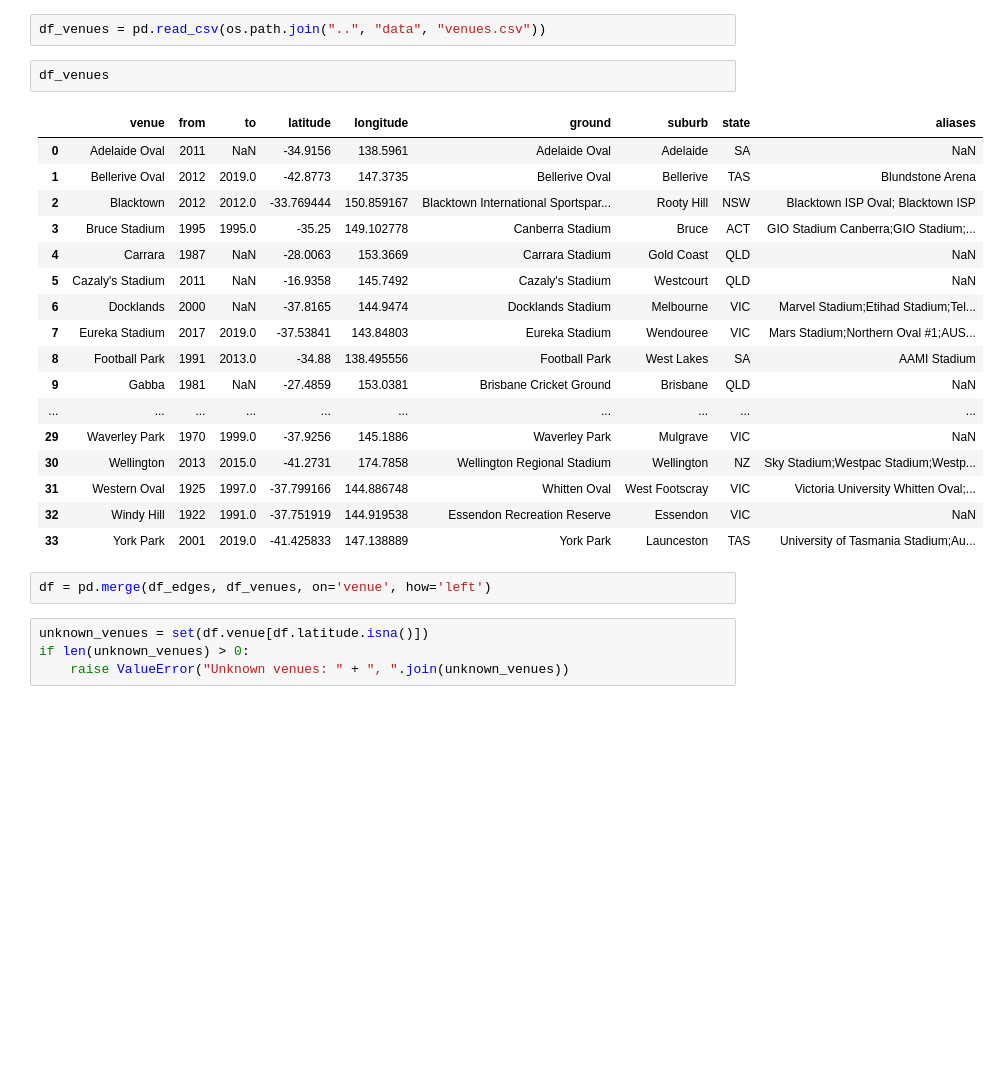
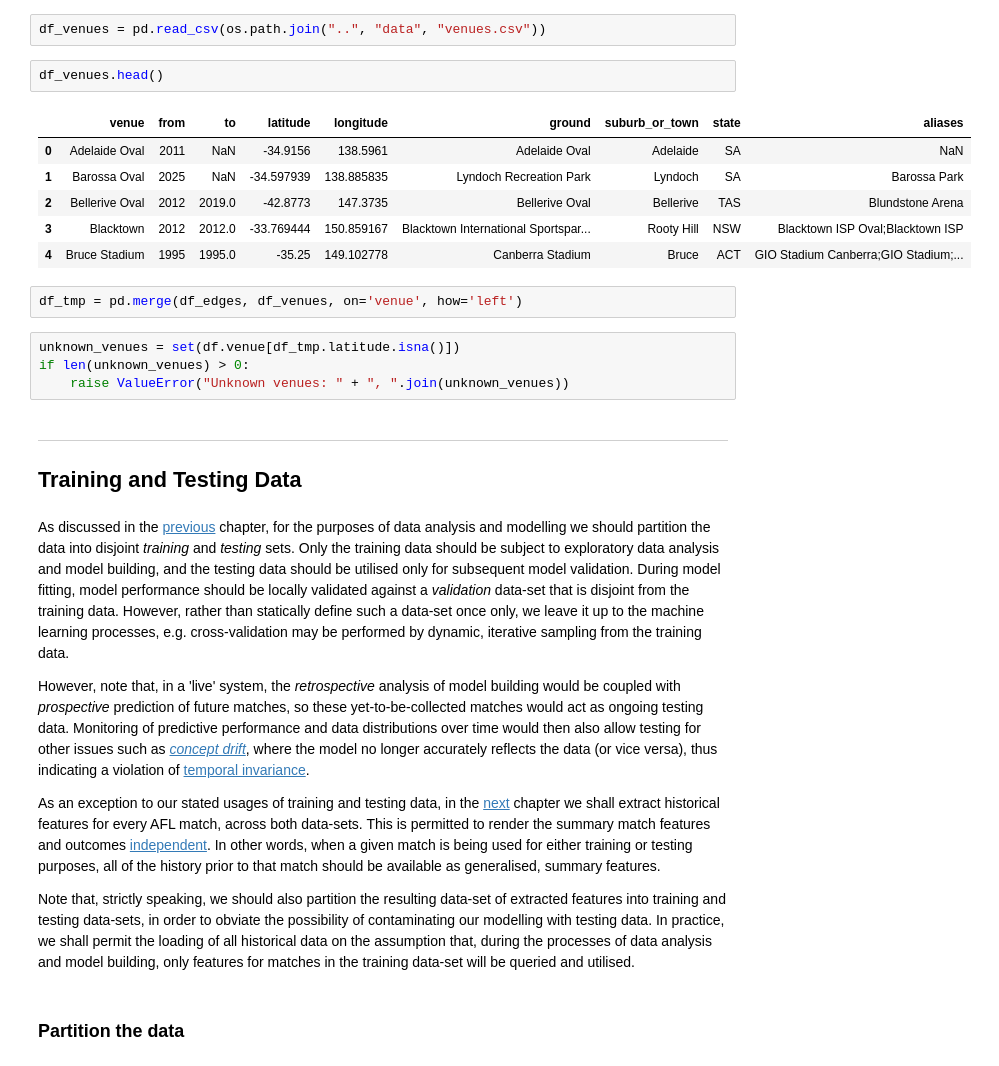
Before and after one commit to gaj67/gaj-data-science, a Jupyter notebook: AFL/notebooks/2_data_extraction.ipynb, the cells around one changed output. Saved outputs shown, nothing was run; the diff lists cells and outputs as text; blank space fills up the shorter version.

Commit message:
Updated the feature extraction.

```diff
--- a/AFL/notebooks/2_data_extraction.ipynb
+++ b/AFL/notebooks/2_data_extraction.ipynb
@@ -254,28 +277,50 @@ match ground, we require a geographical understanding of the names and locations
 # %%
 df_venues = pd.read_csv(os.path.join("..", "data", "venues.csv"))
 # %%
-df_venues
+df_venues.head()
 # %% [output]
-|  | venue | from | to | latitude | longitude | ground | suburb | state | aliases |
+|  | venue | from | to | latitude | longitude | ground | suburb_or_town | state | aliases |
 | 0 | Adelaide Oval | 2011 | NaN | -34.9156 | 138.5961 | Adelaide Oval | Adelaide | SA | NaN |
-| 1 | Bellerive Oval | 2012 | 2019.0 | -42.8773 | 147.3735 | Bellerive Oval | Bellerive | TAS | Blundstone Arena |
-| 2 | Blacktown | 2012 | 2012.0 | -33.769444 | 150.859167 | Blacktown International Sportspar... | Rooty Hill | NSW | Blacktown ISP Oval; Blacktown ISP |
-| 3 | Bruce Stadium | 1995 | 1995.0 | -35.25 | 149.102778 | Canberra Stadium | Bruce | ACT | GIO Stadium Canberra;GIO Stadium;... |
-| 4 | Carrara | 1987 | NaN | -28.0063 | 153.3669 | Carrara Stadium | Gold Coast | QLD | NaN |
-| 5 | Cazaly's Stadium | 2011 | NaN | -16.9358 | 145.7492 | Cazaly's Stadium | Westcourt | QLD | NaN |
-| 6 | Docklands | 2000 | NaN | -37.8165 | 144.9474 | Docklands Stadium | Melbourne | VIC | Marvel Stadium;Etihad Stadium;Tel... |
-| 7 | Eureka Stadium | 2017 | 2019.0 | -37.53841 | 143.84803 | Eureka Stadium | Wendouree | VIC | Mars Stadium;Northern Oval #1;AUS... |
-| 8 | Football Park | 1991 | 2013.0 | -34.88 | 138.495556 | Football Park | West Lakes | SA | AAMI Stadium |
-| 9 | Gabba | 1981 | NaN | -27.4859 | 153.0381 | Brisbane Cricket Ground | Brisbane | QLD | NaN |
-| ... | ... | ... | ... | ... | ... | ... | ... | ... | ... |
-| 29 | Waverley Park | 1970 | 1999.0 | -37.9256 | 145.1886 | Waverley Park | Mulgrave | VIC | NaN |
-| 30 | Wellington | 2013 | 2015.0 | -41.2731 | 174.7858 | Wellington Regional Stadium | Wellington | NZ | Sky Stadium;Westpac Stadium;Westp... |
-| 31 | Western Oval | 1925 | 1997.0 | -37.799166 | 144.886748 | Whitten Oval | West Footscray | VIC | Victoria University Whitten Oval;... |
-| 32 | Windy Hill | 1922 | 1991.0 | -37.751919 | 144.919538 | Essendon Recreation Reserve | Essendon | VIC | NaN |
-| 33 | York Park | 2001 | 2019.0 | -41.425833 | 147.138889 | York Park | Launceston | TAS | University of Tasmania Stadium;Au... |
+| 1 | Barossa Oval | 2025 | NaN | -34.597939 | 138.885835 | Lyndoch Recreation Park | Lyndoch | SA | Barossa Park |
+| 2 | Bellerive Oval | 2012 | 2019.0 | -42.8773 | 147.3735 | Bellerive Oval | Bellerive | TAS | Blundstone Arena |
+| 3 | Blacktown | 2012 | 2012.0 | -33.769444 | 150.859167 | Blacktown International Sportspar... | Rooty Hill | NSW | Blacktown ISP Oval;Blacktown ISP |
+| 4 | Bruce Stadium | 1995 | 1995.0 | -35.25 | 149.102778 | Canberra Stadium | Bruce | ACT | GIO Stadium Canberra;GIO Stadium;... |
 # %%
-df = pd.merge(df_edges, df_venues, on='venue', how='left')
+df_tmp = pd.merge(df_edges, df_venues, on='venue', how='left')
 # %%
-unknown_venues = set(df.venue[df.latitude.isna()])
+unknown_venues = set(df.venue[df_tmp.latitude.isna()])
 if len(unknown_venues) > 0:
     raise ValueError("Unknown venues: " + ", ".join(unknown_venues))
+# %% [markdown]
+---
+
+## Training and Testing Data
+# %% [markdown]
+As discussed in the
+[previous](1_introduction.ipynb#Model-validation "Chapter 1: Model validation") chapter,
+for the purposes of data analysis and modelling we should partition the data into disjoint *training* and
+*testing* sets. Only the training data should be subject to exploratory data analysis and model building, and the testing data should be utilised only for subsequent model validation.
+During model fitting, model performance should be locally validated against
+a *validation* data-set that is disjoint from the training data.
+However, rather than statically define such a data-set once only, we leave it up to the machine learning processes, e.g. cross-validation may be performed by dynamic, iterative sampling from the training data.
+
+However, note that, in a 'live' system, the *retrospective* analysis of model building would be coupled with *prospective* prediction of future matches, so these yet-to-be-collected matches would act as ongoing testing data. Monitoring of predictive performance and data distributions over time would then also
+allow testing for other issues such as
+[*concept drift*](https://en.wikipedia.org/wiki/Concept_drift "Wikipedia: Concept drift"),
+where the model no longer accurately reflects the data (or vice versa), thus indicating a violation of
+[temporal invariance](1_introduction.ipynb#Properties-of-invariance "Chapter 1: Properties of invariance").
+
+As an exception to our stated usages of training and testing data,
+in the [next](3_feature_extraction.ipynb "Chapter 3: Feature Extraction")
+chapter we shall extract historical features for every AFL match,
+across  both data-sets. This is permitted to render the summary
+match features and outcomes
+[independent](1_introduction.ipynb#Causality-and-independence-of-observations "Chapter 1: Causality and independence of observations").
+In other words, when a given match is being used for either training or testing purposes, all of the history prior to that match should be available
+as generalised, summary features.
+
+Note that, strictly speaking, we should also partition the resulting data-set of extracted features into training and testing data-sets, in order to
+obviate the possibility of contaminating our modelling with testing data.
+In practice, we shall permit the loading of all historical data on the assumption that, during the processes of data analysis and model building, only features for matches in the training data-set will be queried and utilised.
+# %% [markdown]
+### Partition the data
```
Also changed, not shown: parts of 25 cells of this notebook, 3 other files.
